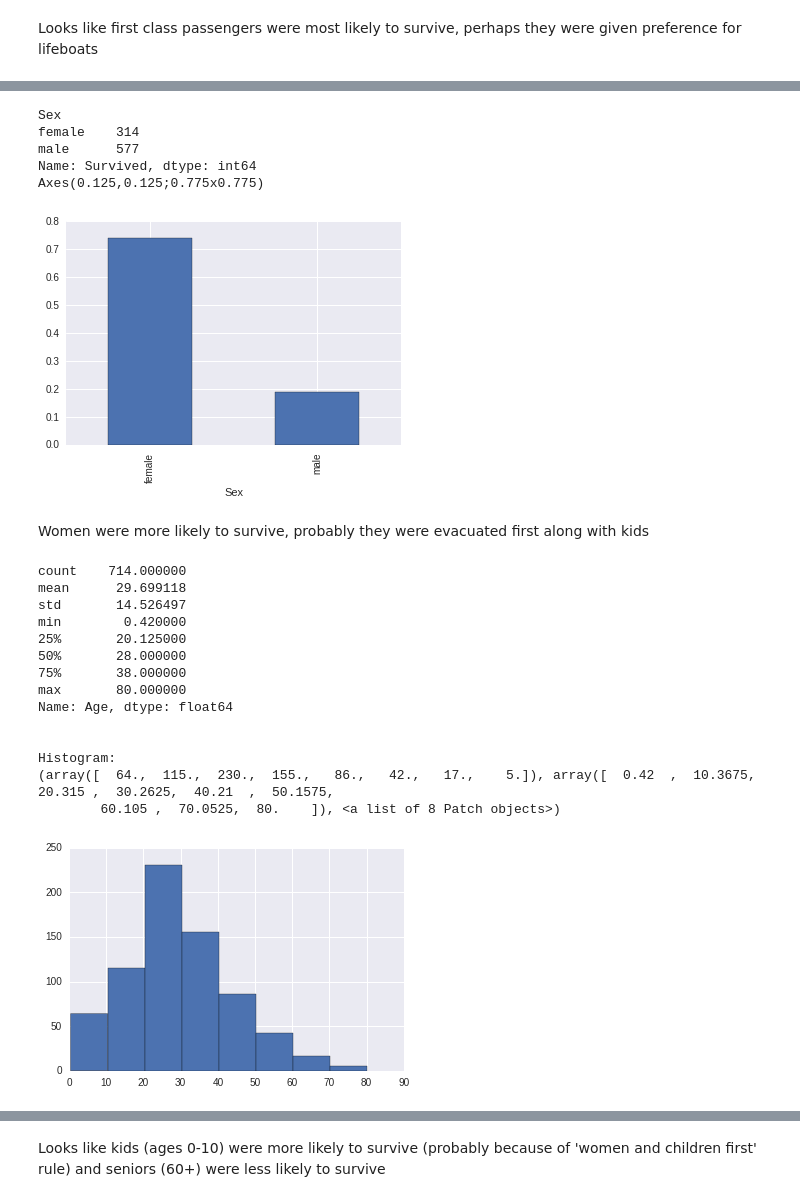
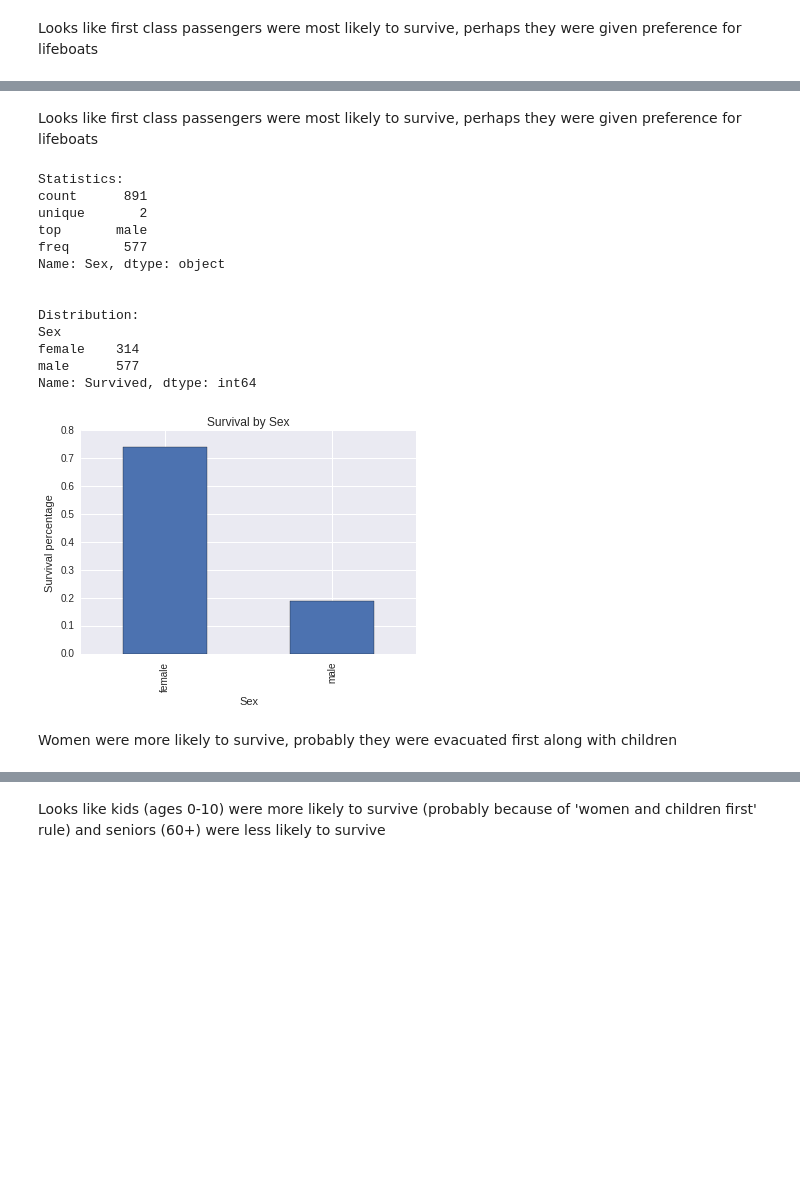
Before and after one commit to vshalaev/investigate-dataset, a Jupyter notebook: investigate-dataset.ipynb, the cells around one changed output, grey strips where cells are left out. Saved outputs shown, nothing was run; the diff lists cells and outputs as text; code cells hidden in the pictures; blank space fills up the shorter version.

```diff
--- a/investigate-dataset.ipynb
+++ b/investigate-dataset.ipynb
@@ -99,35 +170,21 @@ Axes(0.125,0.125;0.775x0.775)
-# %%
-groupby_sex = train.groupby(by='Sex')
-print groupby_sex.count()['Survived']
-print groupby_sex.mean()['Survived'].plot(kind='bar')
-# %% [output]
-Sex
-female    314
-male      577
-Name: Survived, dtype: int64
-Axes(0.125,0.125;0.775x0.775)
-[figure, removed]
+# %% [markdown]
+Looks like first class passengers were most likely to survive, perhaps they were given preference for lifeboats
+# %%
+explore ('Sex')
+# %% [output]
+Statistics:
+count      891
+unique       2
+top       male
+freq       577
+Name: Sex, dtype: object
+
+
+Distribution:
+Sex
+female    314
+male      577
+Name: Survived, dtype: int64
+[figure, added]
 # %% [markdown]
-Women were more likely to survive, probably they were evacuated first along with kids
+Women were more likely to survive, probably they were evacuated first along with children
-# %%
-print train['Age'].describe()
-print '\n'
-
-print 'Histogram:'
-print plt.hist(train['Age'].dropna(), bins=8)
-# %% [output]
-count    714.000000
-mean      29.699118
-std       14.526497
-min        0.420000
-25%       20.125000
-50%       28.000000
-75%       38.000000
-max       80.000000
-Name: Age, dtype: float64
-
-
-Histogram:
-(array([  64.,  115.,  230.,  155.,   86.,   42.,   17.,    5.]), array([  0.42  ,  10.3675,  20.315 ,  30.2625,  40.21  ,  50.1575,
-        60.105 ,  70.0525,  80.    ]), <a list of 8 Patch objects>)
-[figure, removed]
```
Also changed, not shown: parts of 53 cells of this notebook, 2 other files.
